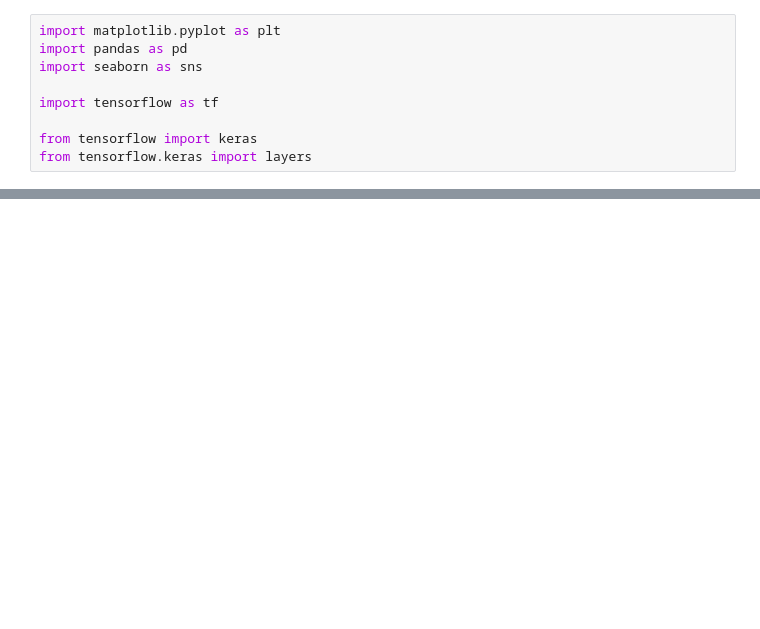
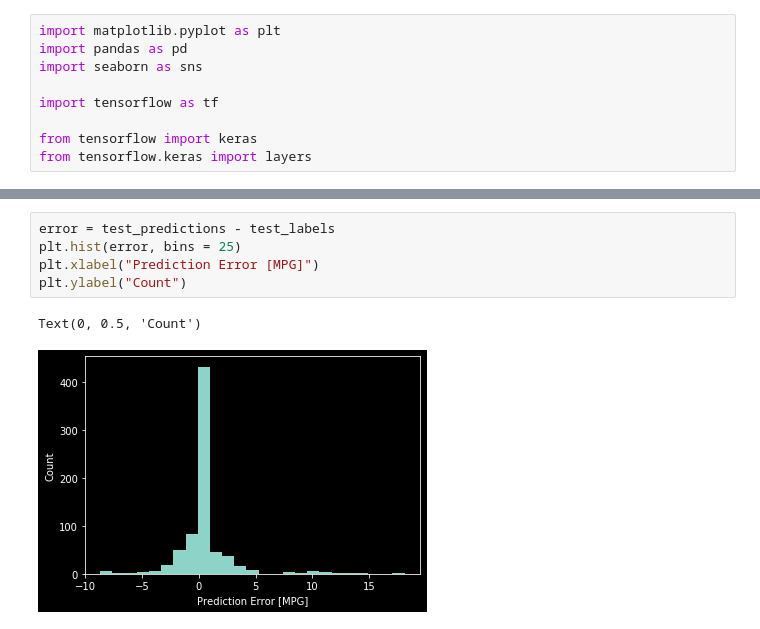
Before and after one commit to jtang9001/skynet2, a Jupyter notebook: tier2tf.ipynb, the cells around one changed output, grey strips where cells are left out. Cells and saved outputs as stored; diff of their text form; blank space fills up the shorter version.

```diff
--- a/tier2tf.ipynb
+++ b/tier2tf.ipynb
@@ -38,0 +221,8 @@ strokes = dataset.pop("stroke")
+# %%
+error = test_predictions - test_labels
+plt.hist(error, bins = 25)
+plt.xlabel("Prediction Error [MPG]")
+plt.ylabel("Count")
+# %% [output]
+Text(0, 0.5, 'Count')
+[figure, added]
```
Also changed, not shown: parts of 15 cells of this notebook, 5 other files.
